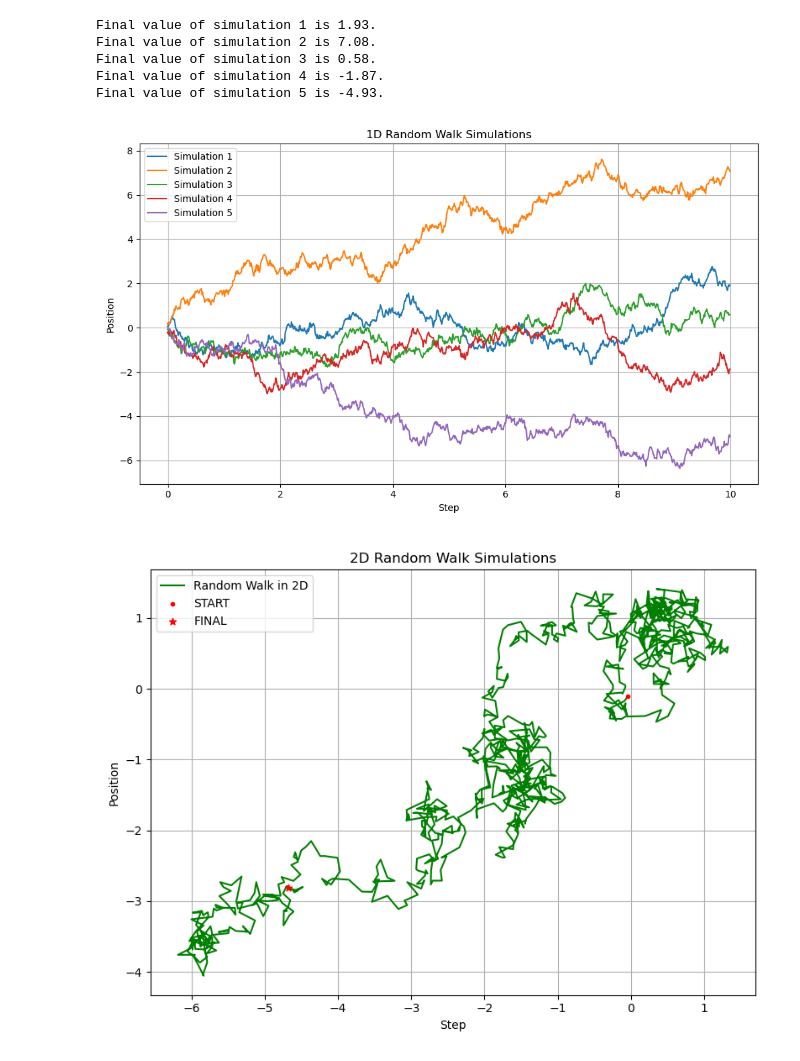
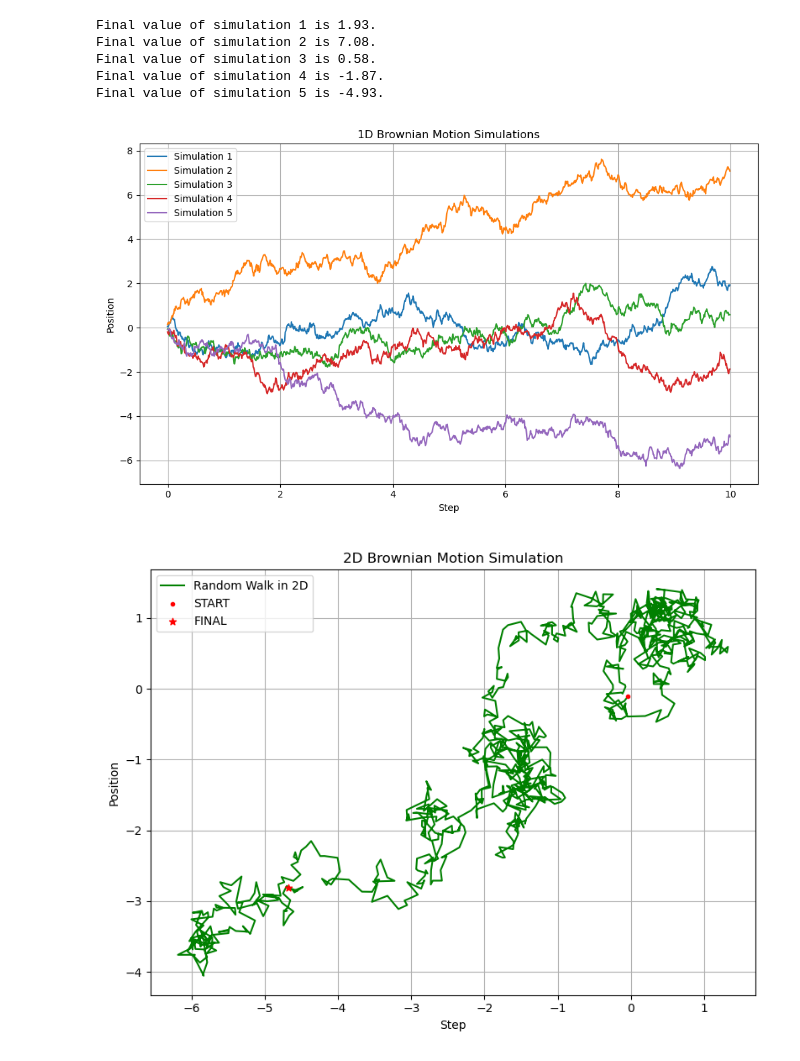
Before and after one commit to alexstoica-1/time-series-analysis-, a Jupyter notebook: notebooks/brownian_motion/bm_basics.ipynb, the cells around one changed output. Cells and saved outputs as stored; diff of their text form; code cells hidden in the pictures.

```diff
--- a/notebooks/brownian_motion/bm_basics.ipynb
+++ b/notebooks/brownian_motion/bm_basics.ipynb
@@ -185,18 +185,18 @@ Final value of simulation 5 is -4.93.
 # %%
 plt.figure(figsize  = (10,6))
 
 for i in range(1, n_sims):
     plt.plot(simulation_data['x'], simulation_data[f'y{i}'], label = f'Simulation {i}')
 
 plt.xlabel("Step")
 plt.ylabel("Position")
-plt.title("1D Random Walk Simulations")
+plt.title("1D Brownian Motion Simulations")
 plt.grid(True)
 plt.tight_layout()
 plt.legend()
 plt.show()
 # %% [output]
-[figure, old version]
+[figure, new version]
 # %%
 def simulate_2d_bm(nsteps=1000, t=0.01):
     x = np.cumsum([ np.random.randn()*np.sqrt(t) for i in range(nsteps) ])
@@ -213,13 +213,13 @@ plt.scatter(x[-1], y[-1], color = 'red', marker = '*', label = 'FINAL', zorder =
 
 plt.xlabel("Step")
 plt.ylabel("Position")
-plt.title("2D Random Walk Simulations")
+plt.title("2D Brownian Motion Simulation")
 plt.grid(True)
 plt.tight_layout()
 plt.legend()
 plt.show()
 # %% [output]
-[figure, old version]
+[figure, new version]
 # %%
 def simulate_3d_bm(nsteps=10000, t=0.01):
     x = np.cumsum([ np.random.randn()*np.sqrt(t) for i in range(nsteps) ])
```
Also changed, not shown: parts of 21 cells of this notebook, 2 other files.
